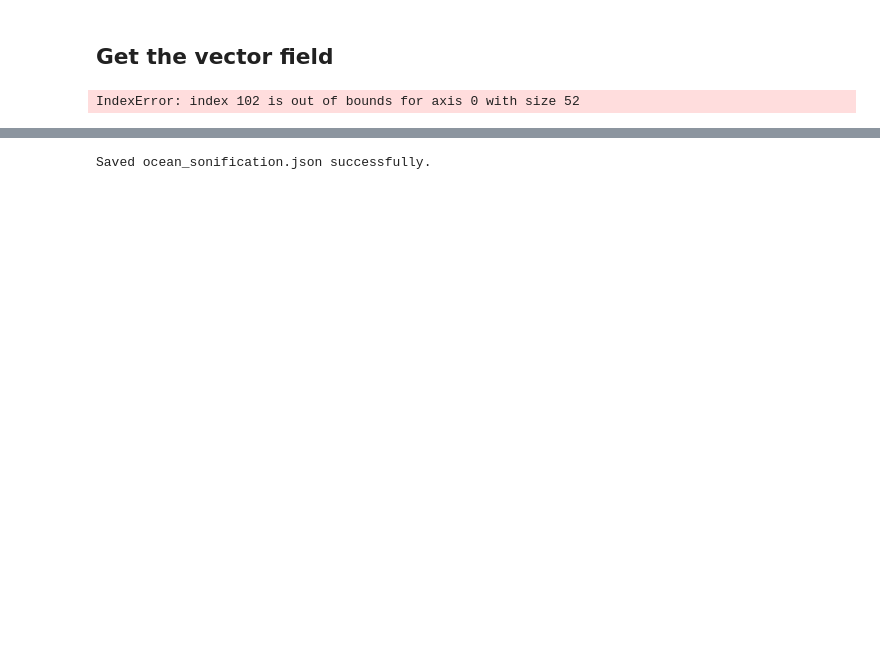
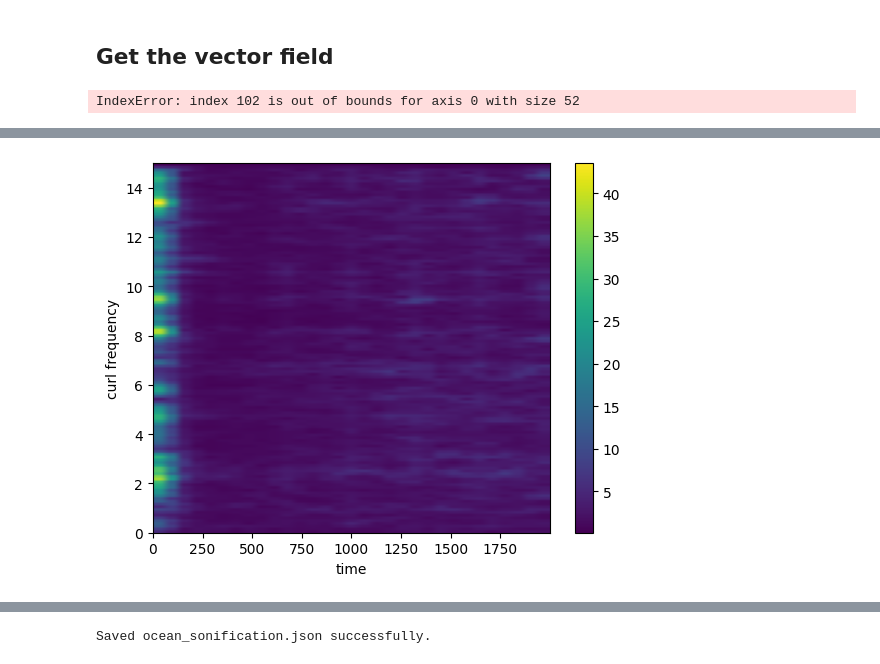
Before and after one commit to Montylim/hamtaro.jukebox.github.io, a Jupyter notebook: vector_to_music.ipynb, the cells around one changed output, grey strips where cells are left out. Cells and saved outputs as stored; diff of their text form; code cells hidden in the pictures; blank space fills up the shorter version.

```diff
--- a/vector_to_music.ipynb
+++ b/vector_to_music.ipynb
@@ -199,0 +221,8 @@ for t_idx, t_start in enumerate(time_steps):
+# %%
+plt.imshow(c_sonification_grid[:,40,2], aspect='auto', origin='lower', extent=[0, Nt-win_t, freqs[0], freqs[-1]])
+plt.xlabel('time')
+plt.ylabel('curl frequency')
+plt.colorbar()
+plt.show()
+# %% [output]
+[figure, added]
```
Also changed, not shown: parts of 12 cells of this notebook, 16 other files.
